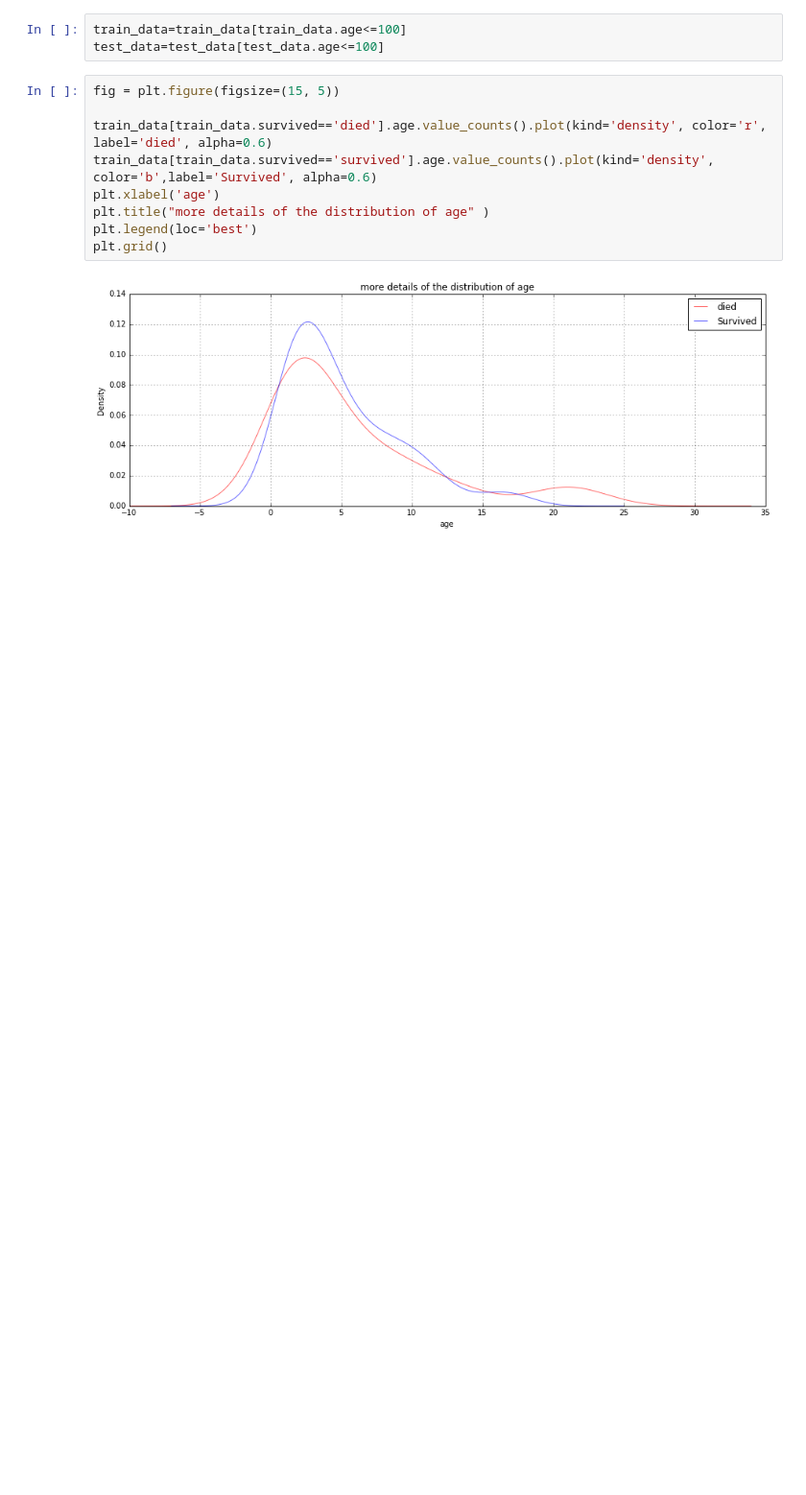
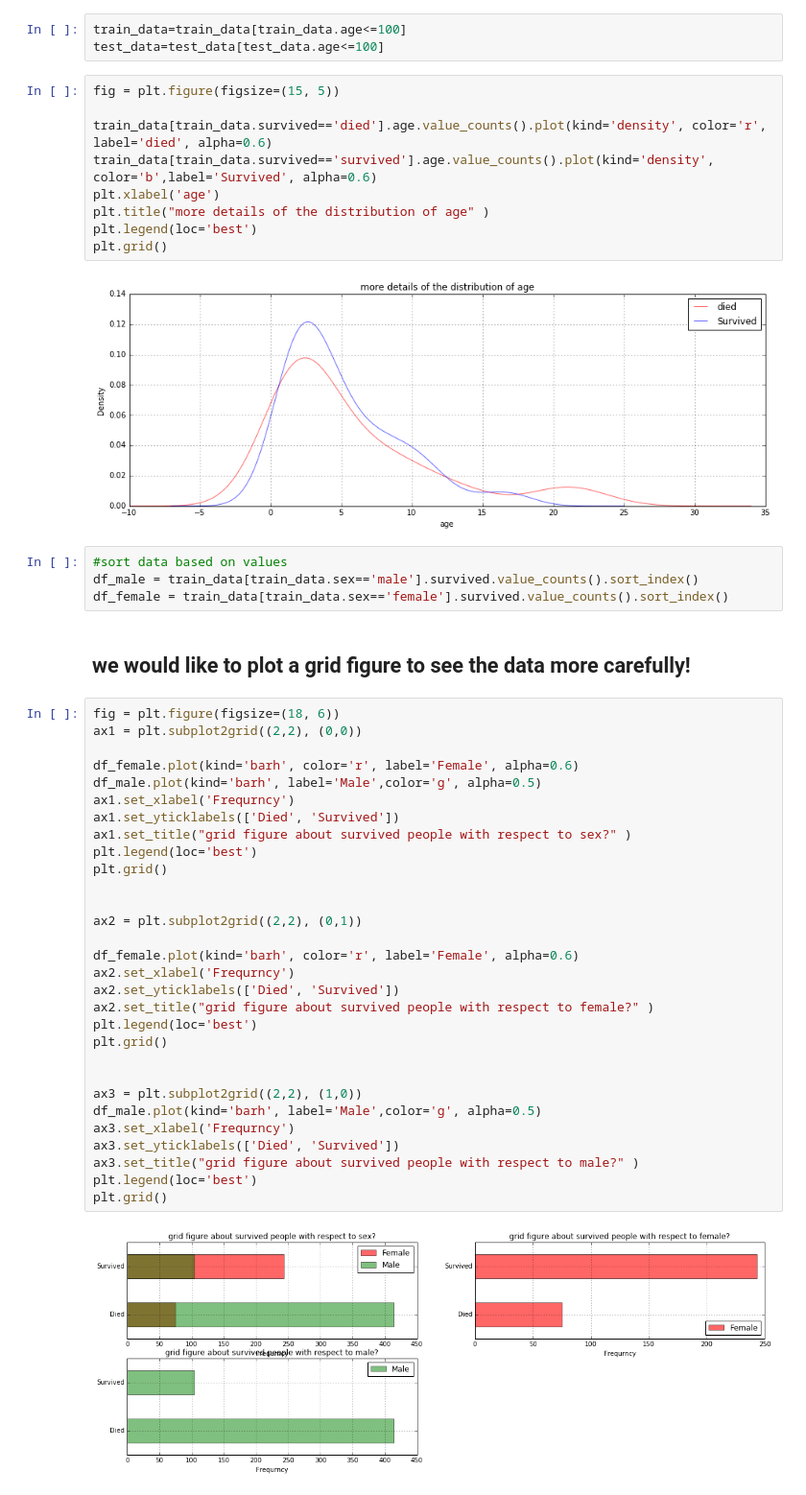
Before and after one commit to tiandiao123/the-sinking-of-RMS-Titanic-, a Jupyter notebook: Titanic Survey.ipynb, the cells around one changed output. Shown at 96% size. Drawn from its saved outputs; the diff is of its cells as text; blank space fills up the shorter version.

```diff
--- a/Titanic Survey.ipynb
+++ b/Titanic Survey.ipynb
@@ -152,3 +152,41 @@ plt.legend(loc='best')
 plt.grid()
 # %% [output]
 [figure]
+# %%
+#sort data based on values
+df_male = train_data[train_data.sex=='male'].survived.value_counts().sort_index()
+df_female = train_data[train_data.sex=='female'].survived.value_counts().sort_index()
+# %% [markdown]
+## we would like to plot a grid figure to see the data more carefully!
+# %%
+fig = plt.figure(figsize=(18, 6))
+ax1 = plt.subplot2grid((2,2), (0,0))
+
+df_female.plot(kind='barh', color='r', label='Female', alpha=0.6)
+df_male.plot(kind='barh', label='Male',color='g', alpha=0.5)
+ax1.set_xlabel('Frequrncy')
+ax1.set_yticklabels(['Died', 'Survived'])
+ax1.set_title("grid figure about survived people with respect to sex?" )
+plt.legend(loc='best')
+plt.grid()
+
+
+ax2 = plt.subplot2grid((2,2), (0,1))
+
+df_female.plot(kind='barh', color='r', label='Female', alpha=0.6)
+ax2.set_xlabel('Frequrncy')
+ax2.set_yticklabels(['Died', 'Survived'])
+ax2.set_title("grid figure about survived people with respect to female?" )
+plt.legend(loc='best')
+plt.grid()
+
+
+ax3 = plt.subplot2grid((2,2), (1,0))
+df_male.plot(kind='barh', label='Male',color='g', alpha=0.5)
+ax3.set_xlabel('Frequrncy')
+ax3.set_yticklabels(['Died', 'Survived'])
+ax3.set_title("grid figure about survived people with respect to male?" )
+plt.legend(loc='best')
+plt.grid()
+# %% [output]
+[figure, added]
```
